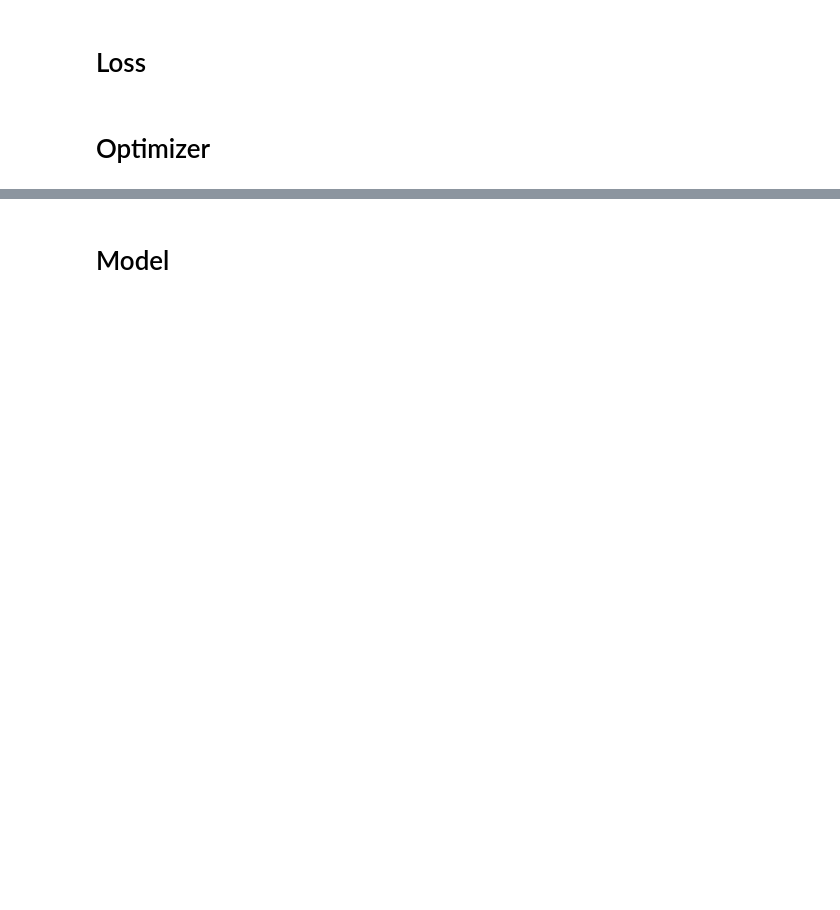
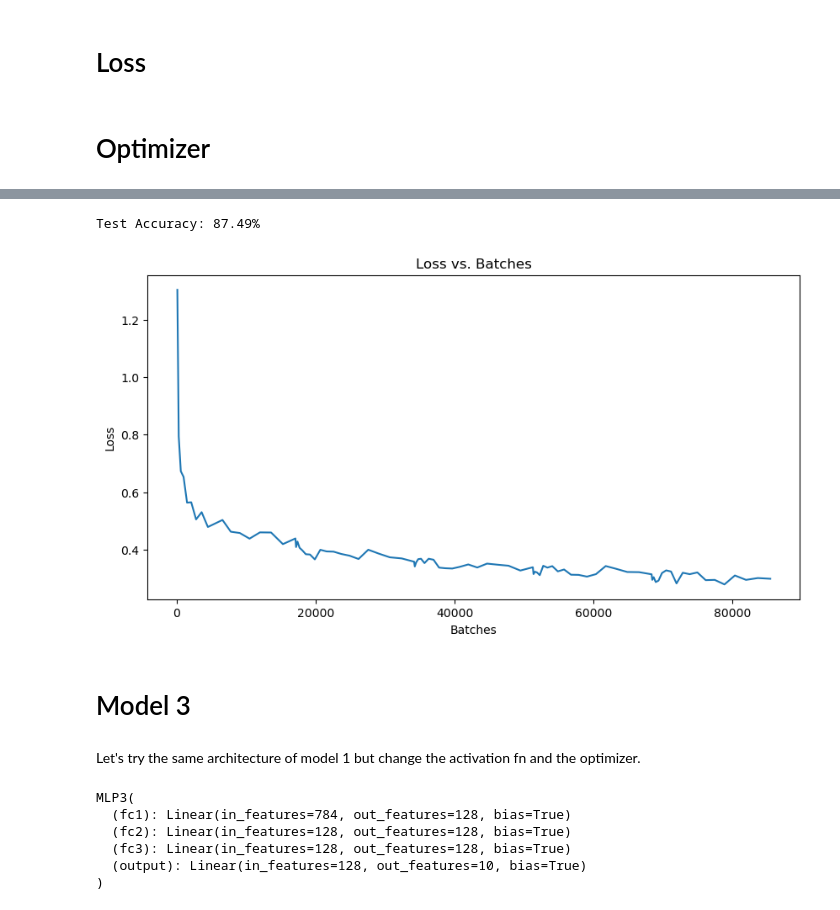
Before and after one commit to HossamAbdelrazek/Machine-Learning-Study-Hub, a Jupyter notebook: Deep-Learning/Multi-layer-Perceptron-lab-Hossam/Fashion-MNIST-Dataset-Hossam.ipynb, the cells around one changed output, grey strips where cells are left out. Drawn from its saved outputs; the diff is of its cells as text; code cells hidden in the pictures; blank space fills up the shorter version.

```diff
--- a/Deep-Learning/Multi-layer-Perceptron-lab-Hossam/Fashion-MNIST-Dataset-Hossam.ipynb
+++ b/Deep-Learning/Multi-layer-Perceptron-lab-Hossam/Fashion-MNIST-Dataset-Hossam.ipynb
@@ -136,0 +177,21 @@ epoch 900: loss=386.799
+# %%
+class MLP2(torch.nn.Module):
+    def __init__(self, input_shape, hidden_dim, output_shape):
+        super(MLP2,self).__init__()
+        self.fc1 = nn.Linear(input_shape, hidden_dim)
+        self.fc2 = nn.Linear(hidden_dim, hidden_dim*2)
+        self.fc3 = nn.Linear(hidden_dim*2, hidden_dim)
+        self.fc4 = nn.Linear(hidden_dim, hidden_dim//2)
+        self.output = nn.Linear(hidden_dim//2, output_shape)
+
+    def forward(self, x):
+        x = self.fc1(x)
+        x = F.relu(x)
+        x = self.fc2(x)
+        x = F.relu(x)
+        x = self.fc3(x)
+        x = F.relu(x)
+        x = self.fc4(x)
+        x = F.relu(x)
+        x = self.output(x)
+        return x
@@ -136,0 +200,7 @@ epoch 900: loss=386.799
+# %%
+input_size = 28*28  # Flattened image
+hidden_dim = 128
+output_size = 10       # 10 classes
+
+model2 = MLP2(input_size, hidden_dim, output_size)
+model2
@@ -136,0 +215,5 @@ epoch 900: loss=386.799
+# %%
+model = model2
+optimizer = optim.Adam(model.parameters(), lr=0.001)
+
+model2, losses, batches  = train_model(model, optimizer, training_loader, loss_fn, no_epochs=5)
@@ -137,2 +238,11 @@ epoch 900: loss=386.799
+# %%
+evaluate_model(model2, validation_loader)
+# %% [output]
+Test Accuracy: 87.49%
+# %%
+plt.figure(figsize=(10, 5))
+plot_loss(losses, batches)
+# %% [output]
+[figure, added]
 # %% [markdown]
-# Model
+# Model 3
@@ -148,0 +249,2 @@ with torch.no_grad():
+# %% [markdown]
+Let's try the same architecture of model 1 but change the activation fn and the optimizer.
@@ -148,0 +273,10 @@ with torch.no_grad():
+# %%
+model3 = MLP3(input_size, hidden_dim, output_size)
+model3
+# %% [output]
+MLP3(
+  (fc1): Linear(in_features=784, out_features=128, bias=True)
+  (fc2): Linear(in_features=128, out_features=128, bias=True)
+  (fc3): Linear(in_features=128, out_features=128, bias=True)
+  (output): Linear(in_features=128, out_features=10, bias=True)
+)
```
Also changed, not shown: parts of 32 cells of this notebook, 1 other file.
